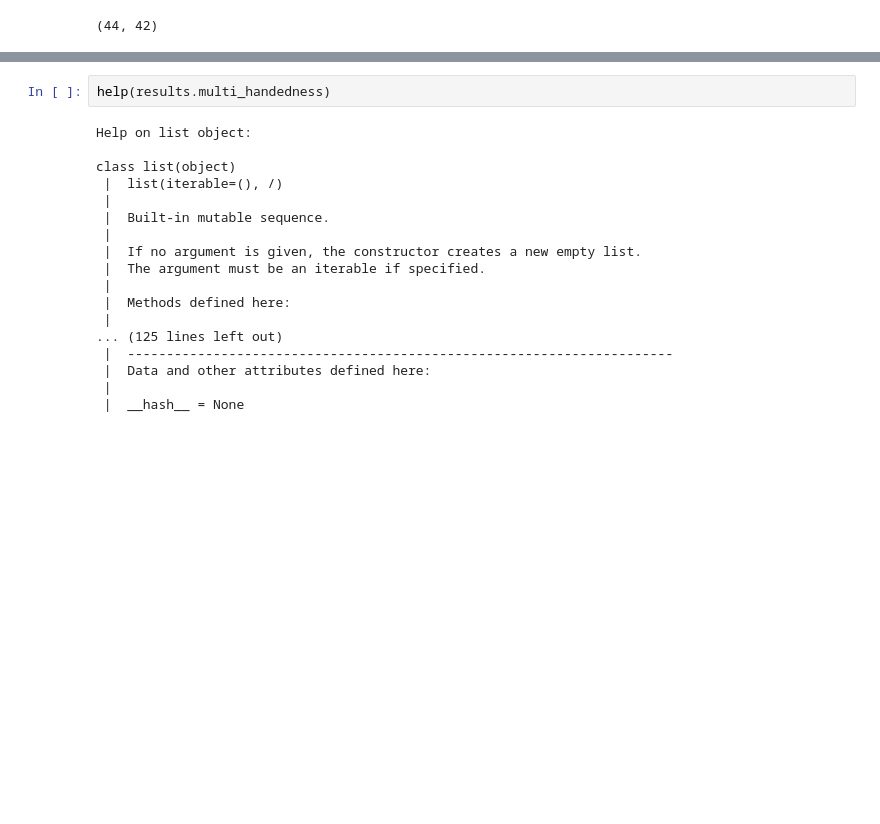
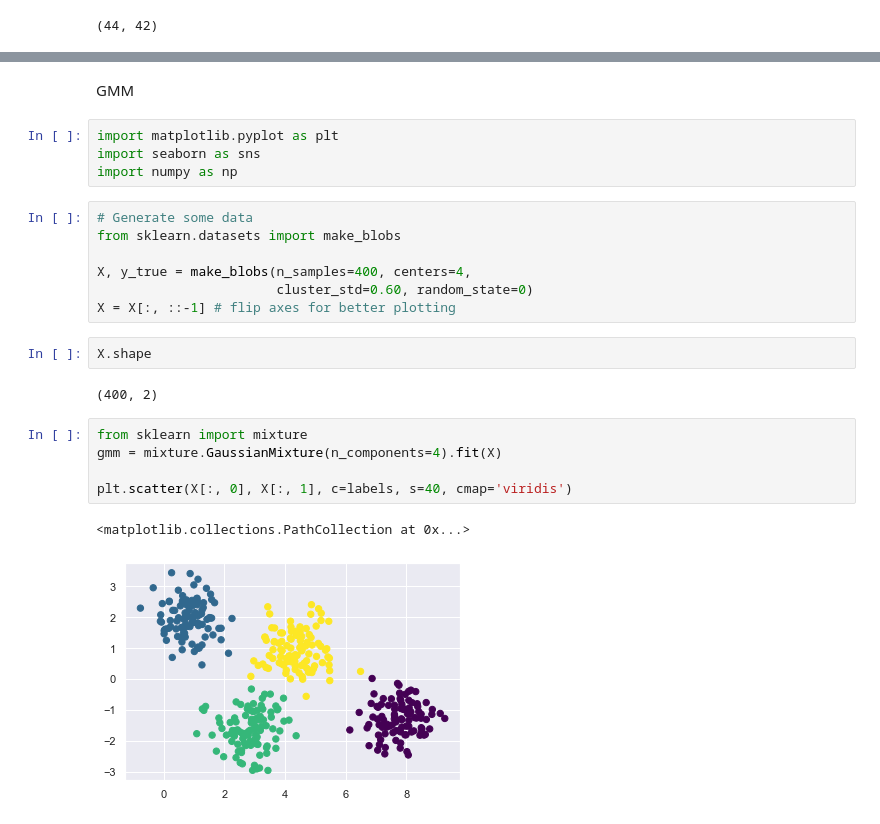
Before and after one commit to batoutou/AIMOVE_AGV_AI, a Jupyter notebook: mediapipe_dtw.ipynb, the cells around one changed output, grey strips where cells are left out. Drawn from its saved outputs; the diff is of its cells as text; blank space fills up the shorter version.

Commit message:
GMM_norm
HMM ok but bad resultats
GMM in progress
normalization in progress

```diff
--- a/mediapipe_dtw.ipynb
+++ b/mediapipe_dtw.ipynb
@@ -883,20 +859,25 @@ FILE
-# %%
-help(results.multi_handedness)
-# %% [output]
-Help on list object:
-
-class list(object)
- |  list(iterable=(), /)
- |
- |  Built-in mutable sequence.
- |
- |  If no argument is given, the constructor creates a new empty list.
- |  The argument must be an iterable if specified.
- |
- |  Methods defined here:
- |
-... (125 lines left out)
- |  ----------------------------------------------------------------------
- |  Data and other attributes defined here:
- |
- |  __hash__ = None
+# %% [markdown]
+GMM
+# %%
+import matplotlib.pyplot as plt
+import seaborn as sns
+import numpy as np
+# %%
+# Generate some data
+from sklearn.datasets import make_blobs
+
+X, y_true = make_blobs(n_samples=400, centers=4,
+                       cluster_std=0.60, random_state=0)
+X = X[:, ::-1] # flip axes for better plotting
+# %%
+X.shape
+# %% [output]
+(400, 2)
+# %%
+from sklearn import mixture
+gmm = mixture.GaussianMixture(n_components=4).fit(X)
+
+plt.scatter(X[:, 0], X[:, 1], c=labels, s=40, cmap='viridis')
+# %% [output]
+<matplotlib.collections.PathCollection at 0x...>
+[figure, added]
```
Also changed, not shown: parts of 35 cells of this notebook, 1 other file.
